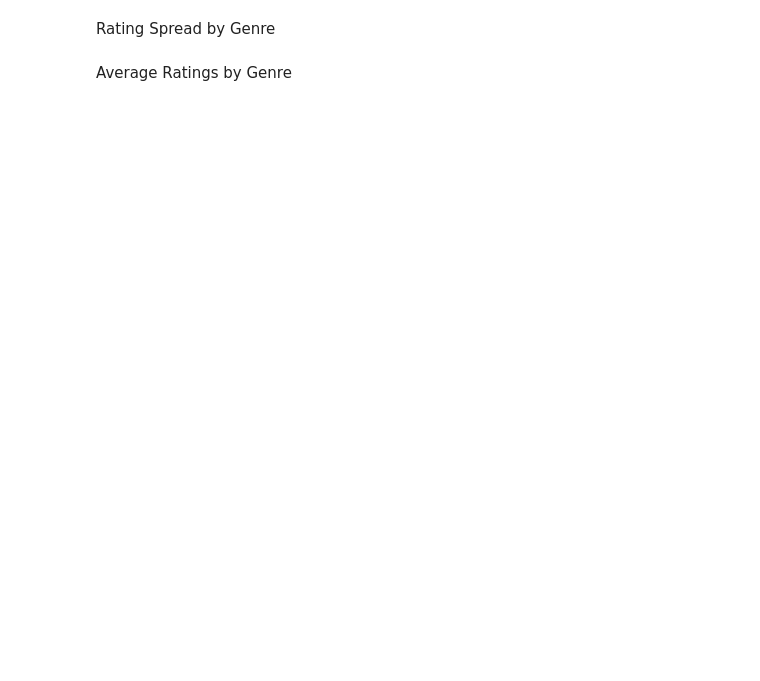
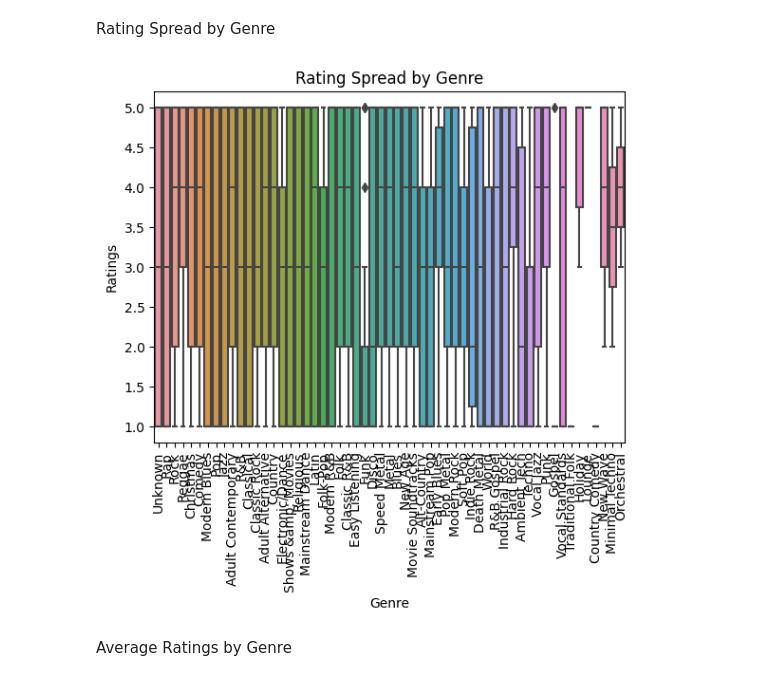
Before and after one commit to BlakeCrowther/scalable-music-recommender, a Jupyter notebook: notebooks/EDA.ipynb, the cells around one changed output. Cells and saved outputs as stored; diff of their text form; code cells hidden in the pictures; blank space fills up the shorter version.

Commit message:
Add plots for EDA

```diff
--- a/notebooks/EDA.ipynb
+++ b/notebooks/EDA.ipynb
@@ -33,13 +50,13 @@ for s in settings:
 # %%
 # Load the dataset
 song_ratings_file_path = "raw/train/train_0.txt"
-song_ratings = load_file_from_hdfs(song_ratings_file_path)
+song_ratings = load_file_from_hdfs(song_ratings_file_path).cache()
 
 song_attributes_file_path = "song-attributes.txt"
-song_attributes = load_file_from_hdfs(song_attributes_file_path)
+song_attributes = load_file_from_hdfs(song_attributes_file_path).cache()
 
 genre_hierarchy_file_path = "genre-hierarchy.txt"
-genre_hierarchy = load_file_from_hdfs(genre_hierarchy_file_path)
+genre_hierarchy = load_file_from_hdfs(genre_hierarchy_file_path).cache()
 # %%
 def check_missing_values(df):
     null_columns = {column: df.filter(col(column).isNull()).count() for column in df.columns}
@@ -153,6 +172,8 @@ df.show(5)
 ##### Visualizations
 # %% [markdown]
 Genre Rating Distribution
+# %%
+df = df.sample(withReplacement=False, fraction=1.0, seed=42)
 # %%
 genre_pdf = df.select('genre_name').toPandas()
 fig, axes = plt.subplots(2, 1, figsize=(10, 12))
@@ -178,12 +201,14 @@ plt.show()
 Rating Spread by Genre
 # %%
 pdf = df.toPandas()
-sns.boxplot(data=pdf, x='genre_name', y='ratings')
+sns.boxplot(data=pdf, x='genre_name', y='rating')
 plt.title('Rating Spread by Genre')
 plt.xlabel('Genre')
 plt.ylabel('Ratings')
 plt.xticks(rotation=90)
 plt.show()
+# %% [output]
+[figure, added]
 # %% [markdown]
 Average Ratings by Genre
 # %%
```
Also changed, not shown: parts of 10 cells of this notebook, 1 other file.
